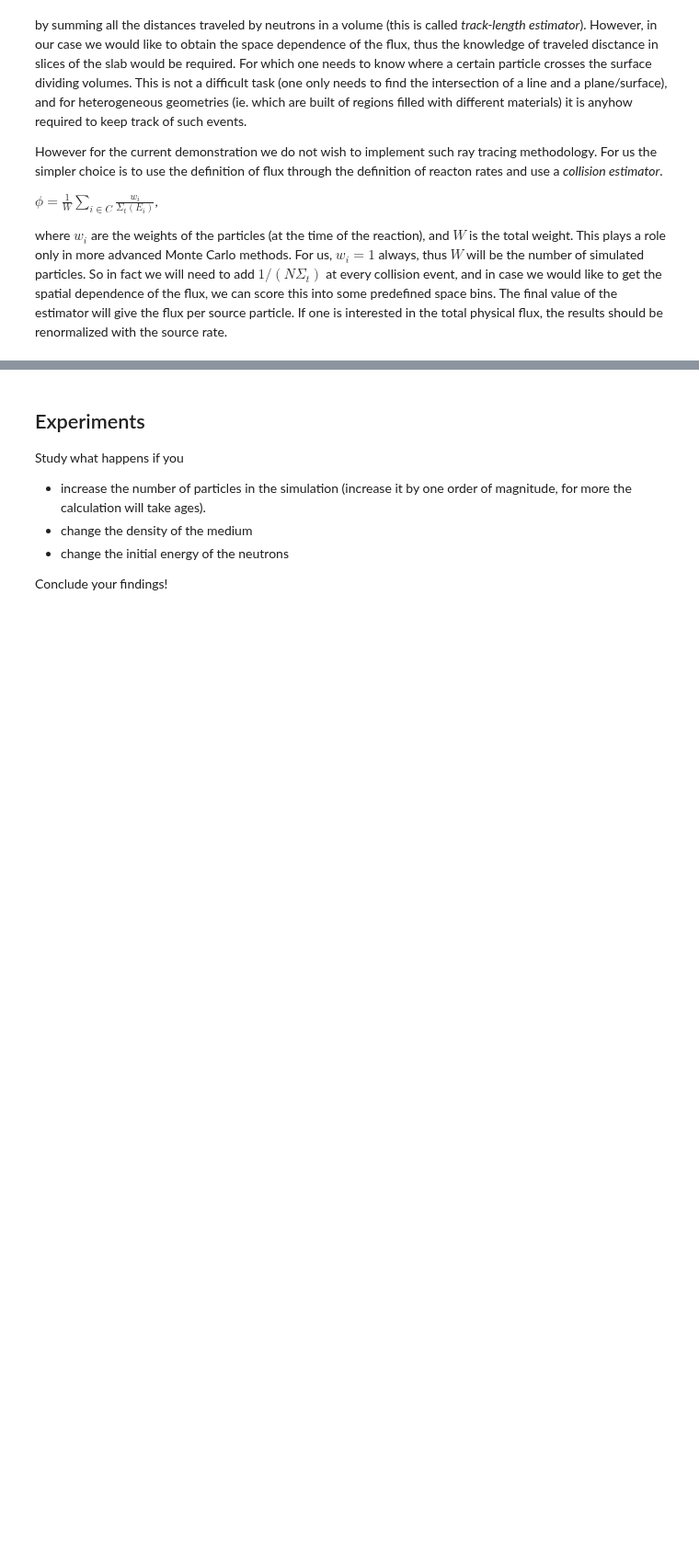
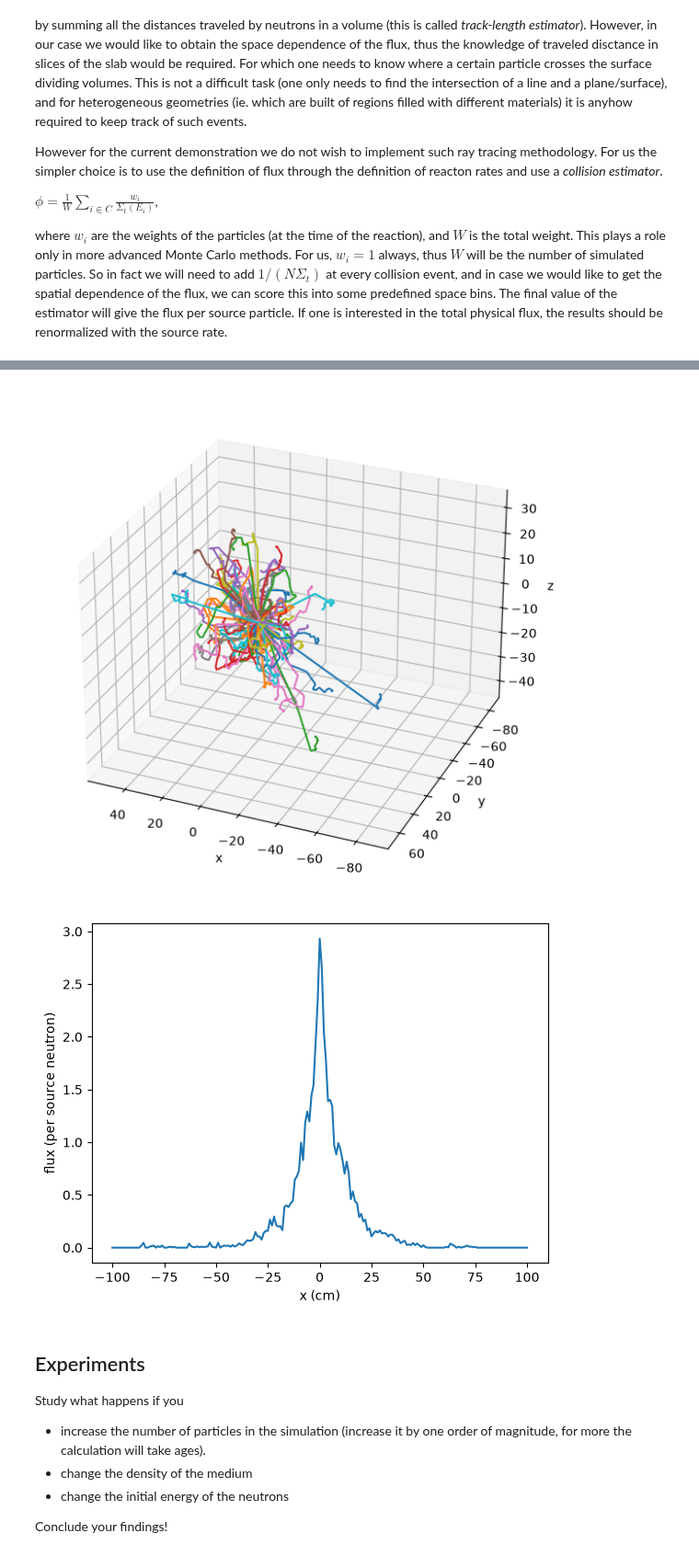
Before and after one commit to Ben0-0/IAEA_Reactor-Physics, a Jupyter notebook: Datalabs/Datalab05/5b-FixedSourceMC.ipynb, the cells around one changed output, grey strips where cells are left out. Shown at 92% size. Saved outputs shown, nothing was run; the diff lists cells and outputs as text; code cells hidden in the pictures; blank space fills up the shorter version.

```diff
--- a/Datalabs/Datalab05/5b-FixedSourceMC.ipynb
+++ b/Datalabs/Datalab05/5b-FixedSourceMC.ipynb
@@ -236,7 +246,7 @@ flux=np.zeros(len(x))
 
 #We create the canvas for a 3D plot of the trajectories
 fig = plt.figure(figsize=plt.figaspect(1.0)*1.5) #Adjusts the aspect ratio and enlarges the figure (text does not enlarge)
-ax = fig.gca(projection='3d')
+ax = fig.add_subplot(projection='3d')
 
 
 for i in range(N): #for every neutron
@@ -279,33 +289,36 @@ for i in range(N): #for every neutron
             #if neutron captured we break out from the while loop
             #and score to the flux estimator
             flux[np.digitize(coord[0],x)]=flux[np.digitize(coord[0],x)]+1/SigT/N
             break
         else:
             #if neutron scattered we score to the flux estimate
             #and calculate the direction after the scattering event
             flux[np.digitize(coord[0],x)]=flux[np.digitize(coord[0],x)]+1/SigT/N
             E,muL=elasticScatter(E)
             direction=transformDir(direction[0],direction[1],direction[2],muL)
 
     #we plot the trajectory of the given neutron. We could store the trajectory as well for later use
     #but we only do this for the first 100 neutrons, otherwise the figure would be to busy
     if i<100:
         ax.plot3D(Xs,Ys,Zs,label=str(i))
 
 #once all the neutrons are tracked we plot the trajectories and we plot the flux
 ax.set_xlabel('x')
 ax.set_ylabel('y')
 ax.set_zlabel('z')
 #plt.legend()
 ax.azim = 113
 ax.elev = 28
 plt.show()
 
 plt.figure()
 plt.plot(x,flux)
 plt.xlabel('x (cm)')
 plt.ylabel('flux (per source neutron)')
 plt.show()
+# %% [output]
+[figure, added]
+[figure, added]
 # %% [markdown]
 ## Experiments
 
```
Also changed, not shown: parts of 5 cells of this notebook, 3 other files.
